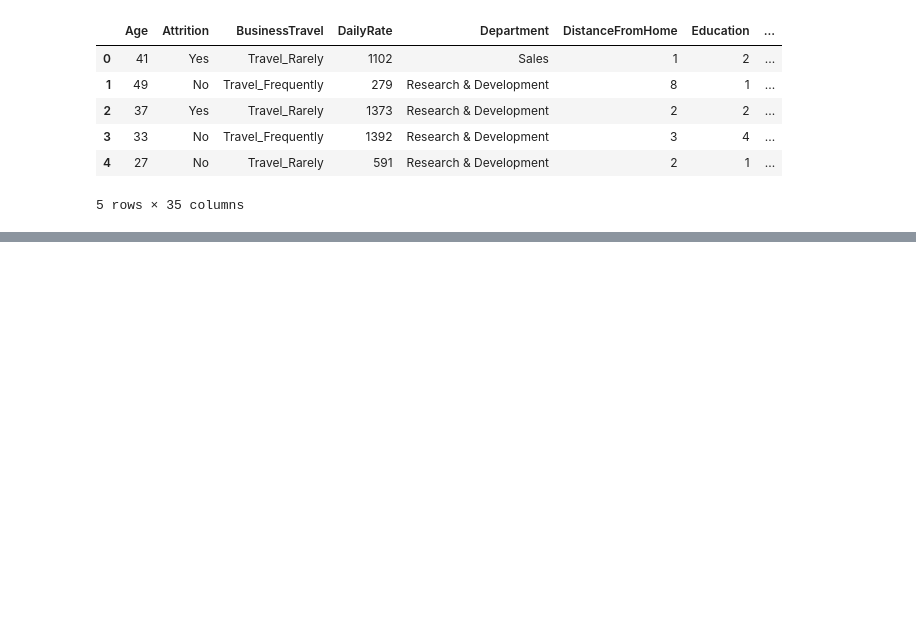
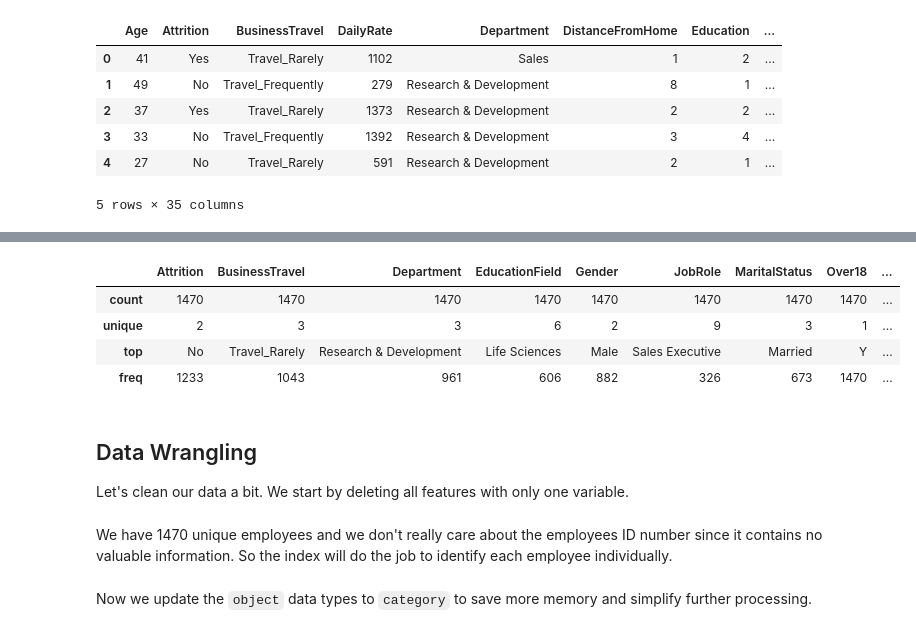
Before and after one commit to skacem/Business-Analytics, a Jupyter notebook: HR_Analytics/IBM_HR_analy.ipynb, the cells around one changed output, grey strips where cells are left out. Saved outputs shown, nothing was run; the diff lists cells and outputs as text; code cells hidden in the pictures; blank space fills up the shorter version.

```diff
--- a/HR_Analytics/IBM_HR_analy.ipynb
+++ b/HR_Analytics/IBM_HR_analy.ipynb
@@ -36,0 +114,12 @@ df.head()
+# %%
+df.describe(include='object',)
+# %% [output]
+|  | Attrition | BusinessTravel | Department | EducationField | Gender | JobRole | MaritalStatus | Over18 | ... |
+| count | 1470 | 1470 | 1470 | 1470 | 1470 | 1470 | 1470 | 1470 | ... |
+| unique | 2 | 3 | 3 | 6 | 2 | 9 | 3 | 1 | ... |
+| top | No | Travel_Rarely | Research & Development | Life Sciences | Male | Sales Executive | Married | Y | ... |
+| freq | 1233 | 1043 | 961 | 606 | 882 | 326 | 673 | 1470 | ... |
+# %% [markdown]
+## Data Wrangling
+
+Let's clean our data a bit. We start by deleting all features with only one variable.
@@ -36,0 +134,2 @@ df.head()
+# %% [markdown]
+We have 1470 unique employees and we don't really care about the employees ID number since it contains no valuable information. So the index  will do the job to identify each employee individually.
@@ -36,0 +138,2 @@ df.head()
+# %% [markdown]
+Now we update the `object` data types to `category` to save more memory and simplify further processing.
```
Also changed, not shown: parts of 18 cells of this notebook.
